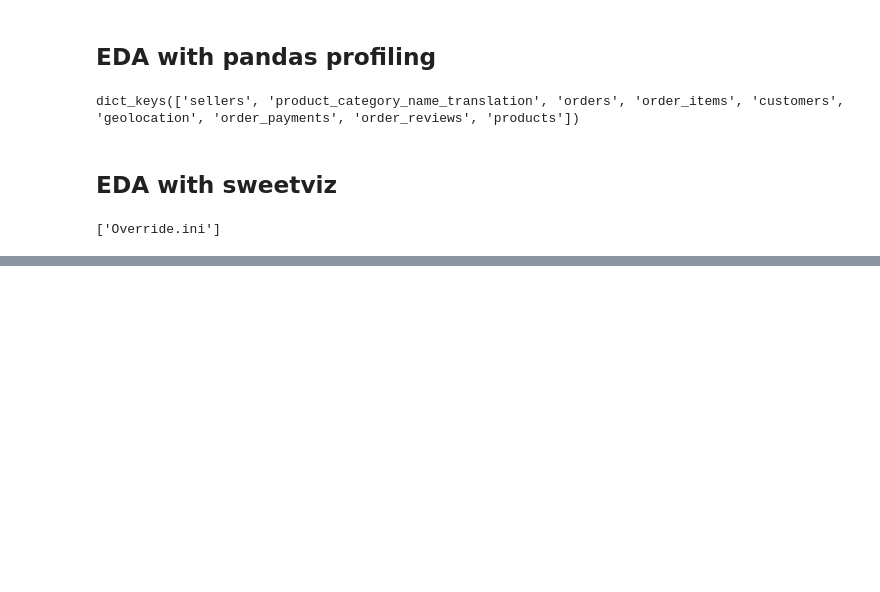
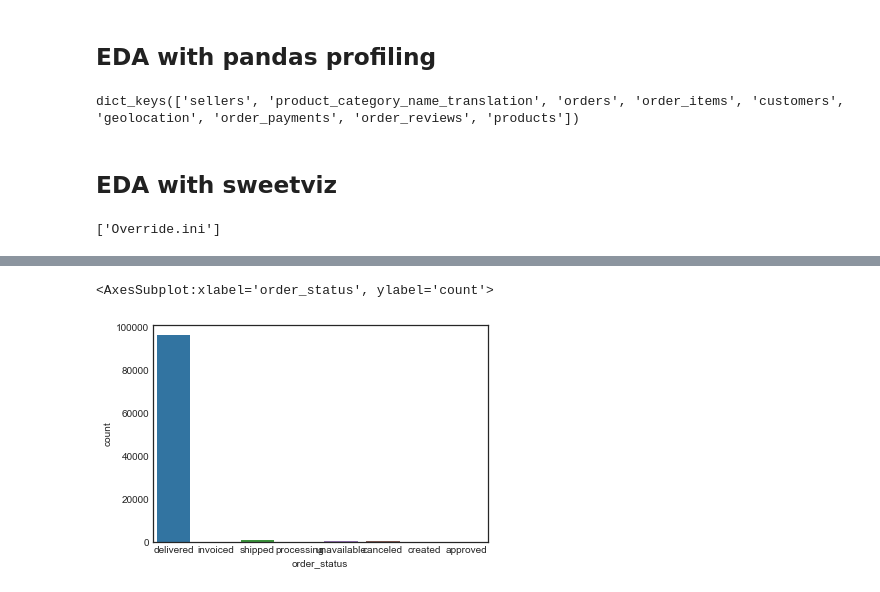
Before and after one commit to modiem/DataScience, a Jupyter notebook: eCommerceProject/01-data_preparation.ipynb, the cells around one changed output, grey strips where cells are left out. Saved outputs shown, nothing was run; the diff lists cells and outputs as text; code cells hidden in the pictures; blank space fills up the shorter version.

```diff
--- a/eCommerceProject/01-data_preparation.ipynb
+++ b/eCommerceProject/01-data_preparation.ipynb
@@ -101,0 +220,5 @@ for d in datasets_to_profile:
+# %%
+sns.countplot(x=orders['order_status'])
+# %% [output]
+<AxesSubplot:xlabel='order_status', ylabel='count'>
+[figure, added]
```
Also changed, not shown: parts of 37 cells of this notebook.
